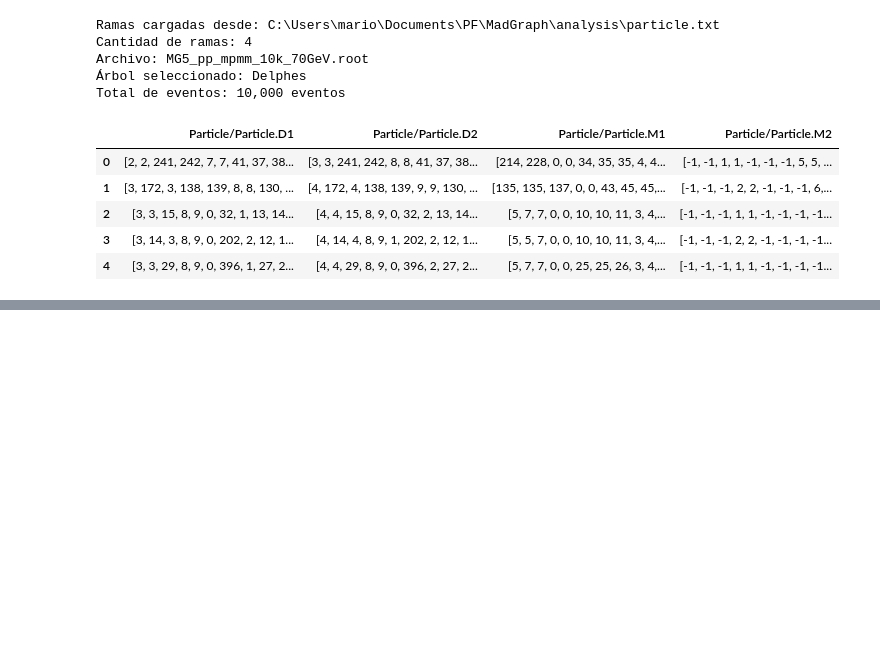
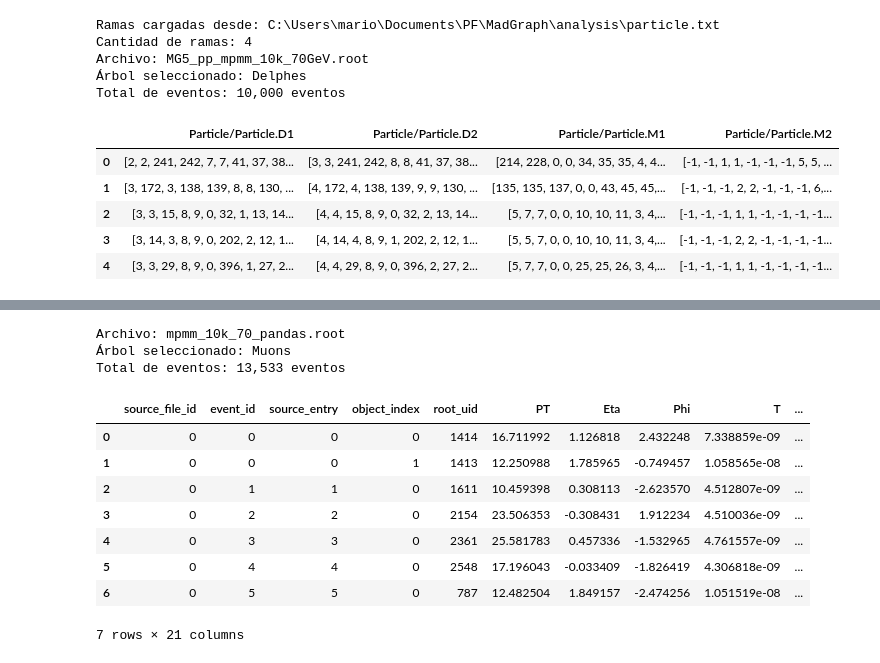
Before and after one commit to MASilva139/ECFM-PF, a Jupyter notebook: MadGraph/pp_mpmm.ipynb, the cells around one changed output, grey strips where cells are left out. Saved outputs shown, nothing was run; the diff lists cells and outputs as text; code cells hidden in the pictures; blank space fills up the shorter version.

```diff
--- a/MadGraph/pp_mpmm.ipynb
+++ b/MadGraph/pp_mpmm.ipynb
@@ -226,0 +244,19 @@ AttributeError: 'str' object has no attribute 'str'
+# %%
+io.load_dataframe(
+    branches=None,
+    dataset='mpmm_10k_70_p',
+    tree_path='Muons'
+).head(7)
+# %% [output]
+Archivo: mpmm_10k_70_pandas.root
+Árbol seleccionado: Muons
+Total de eventos: 13,533 eventos
+|  | source_file_id | event_id | source_entry | object_index | root_uid | PT | Eta | Phi | T | ... |
+| 0 | 0 | 0 | 0 | 0 | 1414 | 16.711992 | 1.126818 | 2.432248 | 7.338859e-09 | ... |
+| 1 | 0 | 0 | 0 | 1 | 1413 | 12.250988 | 1.785965 | -0.749457 | 1.058565e-08 | ... |
+| 2 | 0 | 1 | 1 | 0 | 1611 | 10.459398 | 0.308113 | -2.623570 | 4.512807e-09 | ... |
+| 3 | 0 | 2 | 2 | 0 | 2154 | 23.506353 | -0.308431 | 1.912234 | 4.510036e-09 | ... |
+| 4 | 0 | 3 | 3 | 0 | 2361 | 25.581783 | 0.457336 | -1.532965 | 4.761557e-09 | ... |
+| 5 | 0 | 4 | 4 | 0 | 2548 | 17.196043 | -0.033409 | -1.826419 | 4.306818e-09 | ... |
+| 6 | 0 | 5 | 5 | 0 | 787 | 12.482504 | 1.849157 | -2.474256 | 1.051519e-08 | ... |
+7 rows × 21 columns
```
Also changed, not shown: parts of 3 cells of this notebook, 2 other files.
